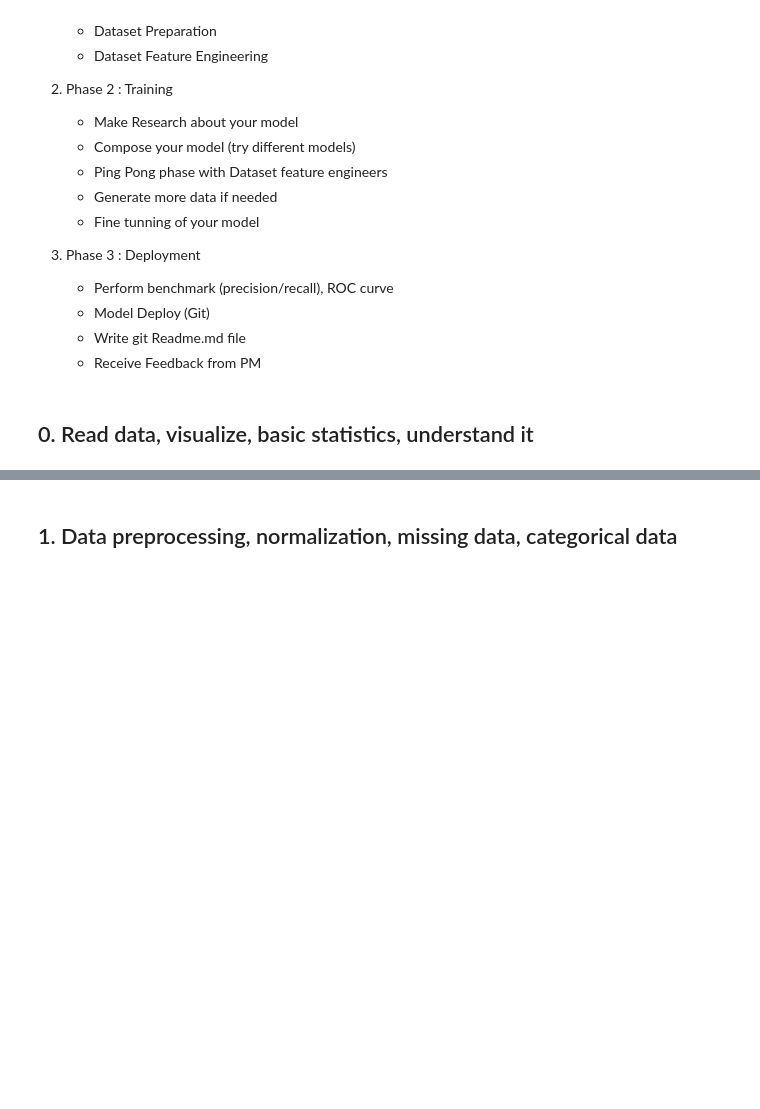
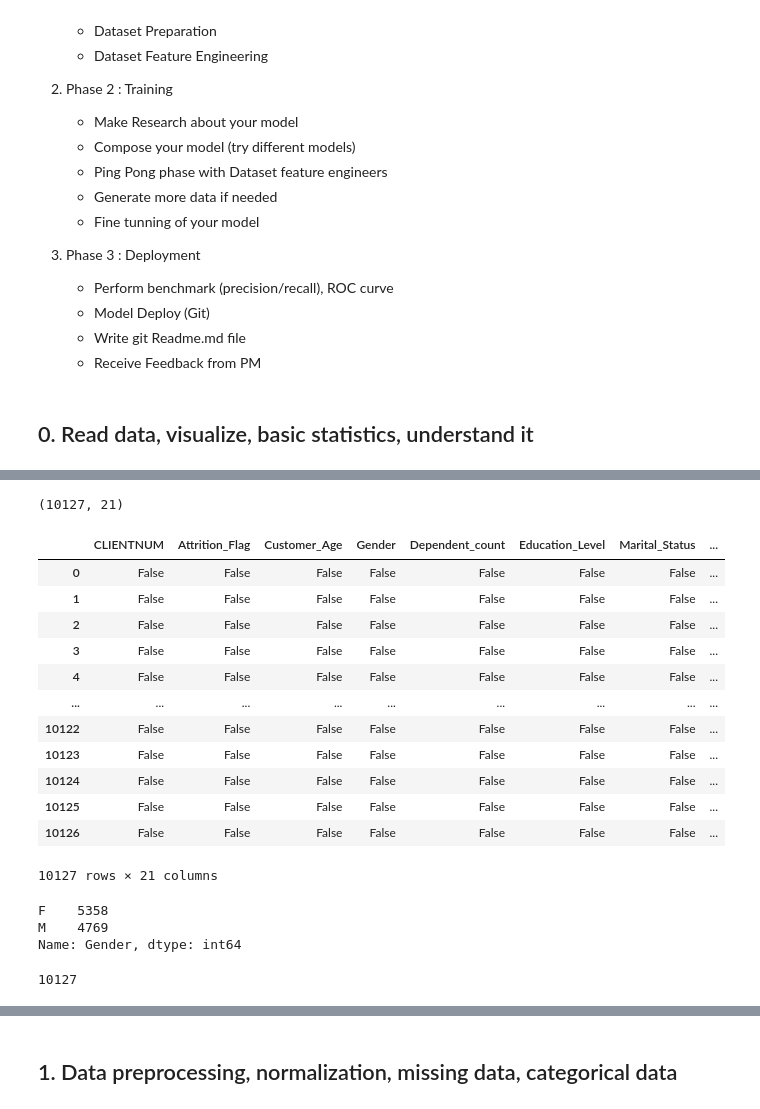
Before and after one commit to vucko77/Bank-Churn-Prediction, a Jupyter notebook: Churn prediction/Bank_template.ipynb, the cells around one changed output, grey strips where cells are left out. Cells and saved outputs as stored; diff of their text form; code cells hidden in the pictures; blank space fills up the shorter version.

Commit message:
kratok voved (read file, data manipulation)

```diff
--- a/Churn prediction/Bank_template.ipynb
+++ b/Churn prediction/Bank_template.ipynb
@@ -99,0 +103,3 @@ Make feature engineering but also try differnet models in order to get as much a
+# %%
+data = pd.read_csv('dataset_bank.csv')
+data.head()
@@ -99,0 +114,30 @@ Make feature engineering but also try differnet models in order to get as much a
+# %%
+data.shape
+# %% [output]
+(10127, 21)
+# %%
+data.isnull()
+# %% [output]
+|  | CLIENTNUM | Attrition_Flag | Customer_Age | Gender | Dependent_count | Education_Level | Marital_Status | ... |
+| 0 | False | False | False | False | False | False | False | ... |
+| 1 | False | False | False | False | False | False | False | ... |
+| 2 | False | False | False | False | False | False | False | ... |
+| 3 | False | False | False | False | False | False | False | ... |
+| 4 | False | False | False | False | False | False | False | ... |
+| ... | ... | ... | ... | ... | ... | ... | ... | ... |
+| 10122 | False | False | False | False | False | False | False | ... |
+| 10123 | False | False | False | False | False | False | False | ... |
+| 10124 | False | False | False | False | False | False | False | ... |
+| 10125 | False | False | False | False | False | False | False | ... |
+| 10126 | False | False | False | False | False | False | False | ... |
+10127 rows × 21 columns
+# %%
+data.Gender.value_counts()
+# %% [output]
+F    5358
+M    4769
+Name: Gender, dtype: int64
+# %%
+5358+4769
+# %% [output]
+10127
```
Also changed, not shown: parts of 3 cells of this notebook.
